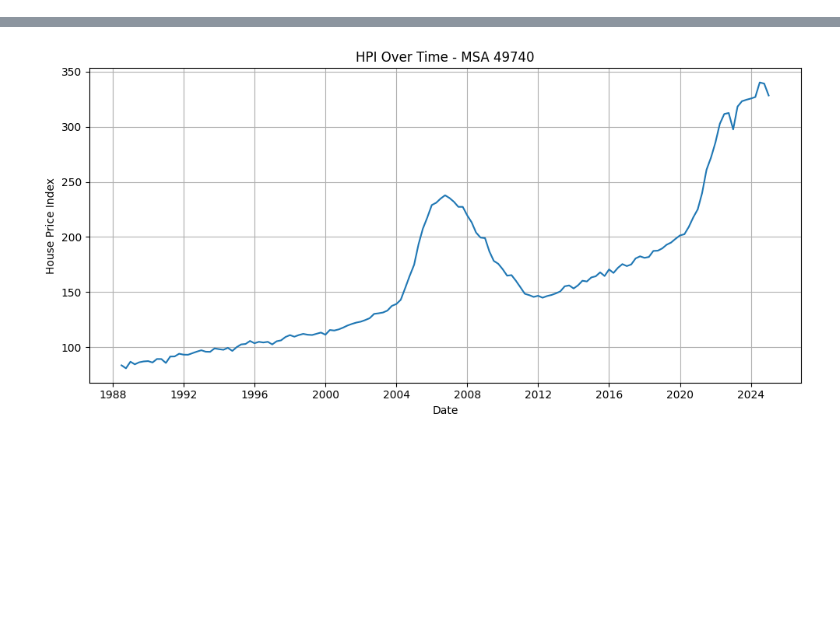
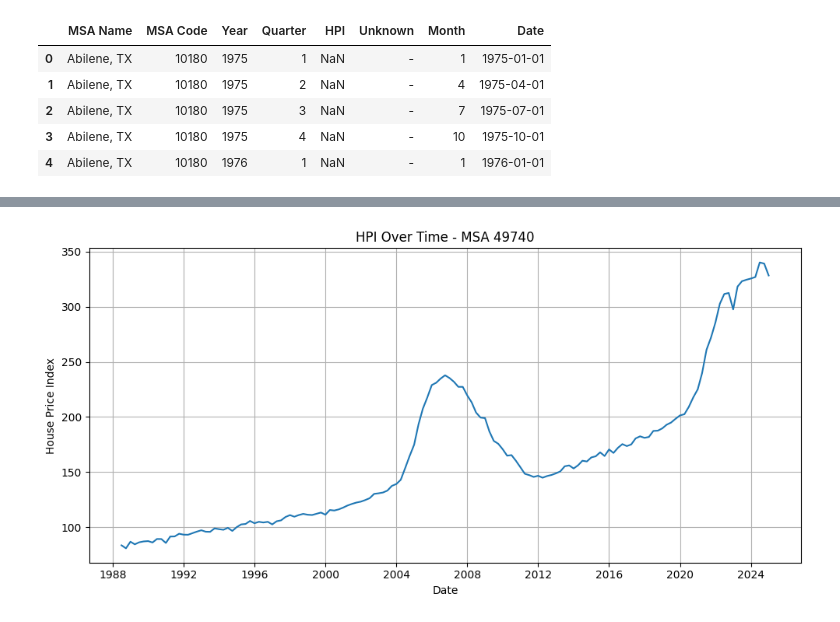
Before and after one commit to SamVirsik/Atrium-Loan-Default-Backup, a Jupyter notebook: Exploration/exploring_HPI.ipynb, the cells around one changed output, grey strips where cells are left out. Saved outputs shown, nothing was run; the diff lists cells and outputs as text; code cells hidden in the pictures; blank space fills up the shorter version.

```diff
--- a/Exploration/exploring_HPI.ipynb
+++ b/Exploration/exploring_HPI.ipynb
@@ -12,3 +12,12 @@ df['MSA Code'] = pd.to_numeric(df['MSA Code'], errors='coerce')
 quarter_to_month = {1: 1, 2: 4, 3: 7, 4: 10}
 df['Month'] = df['Quarter'].map(quarter_to_month)
 df['Date'] = pd.to_datetime(dict(year=df['Year'], month=df['Month'], day=1))
+# %%
+df.head()
+# %% [output]
+|  | MSA Name | MSA Code | Year | Quarter | HPI | Unknown | Month | Date |
+| 0 | Abilene, TX | 10180 | 1975 | 1 | NaN | - | 1 | 1975-01-01 |
+| 1 | Abilene, TX | 10180 | 1975 | 2 | NaN | - | 4 | 1975-04-01 |
+| 2 | Abilene, TX | 10180 | 1975 | 3 | NaN | - | 7 | 1975-07-01 |
+| 3 | Abilene, TX | 10180 | 1975 | 4 | NaN | - | 10 | 1975-10-01 |
+| 4 | Abilene, TX | 10180 | 1976 | 1 | NaN | - | 1 | 1976-01-01 |
```
Also changed, not shown: parts of 15 cells of this notebook, 1 other file.
